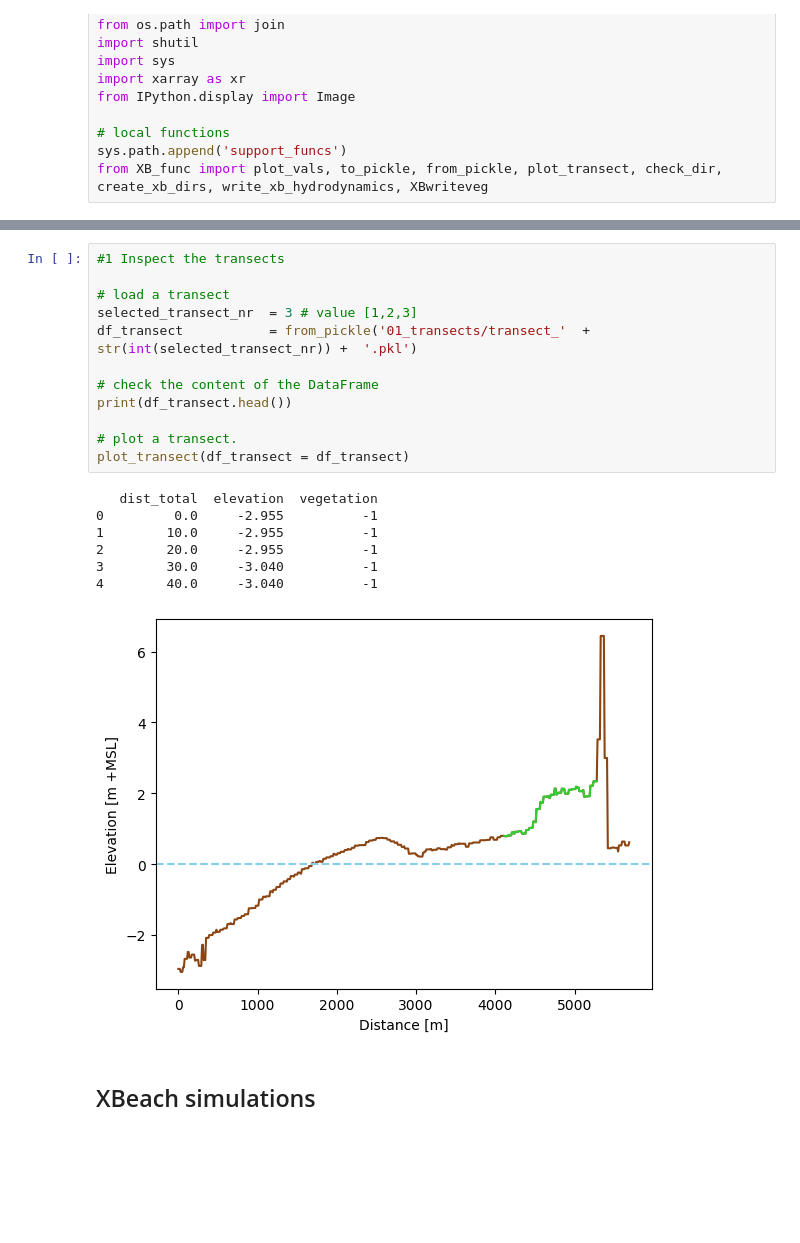
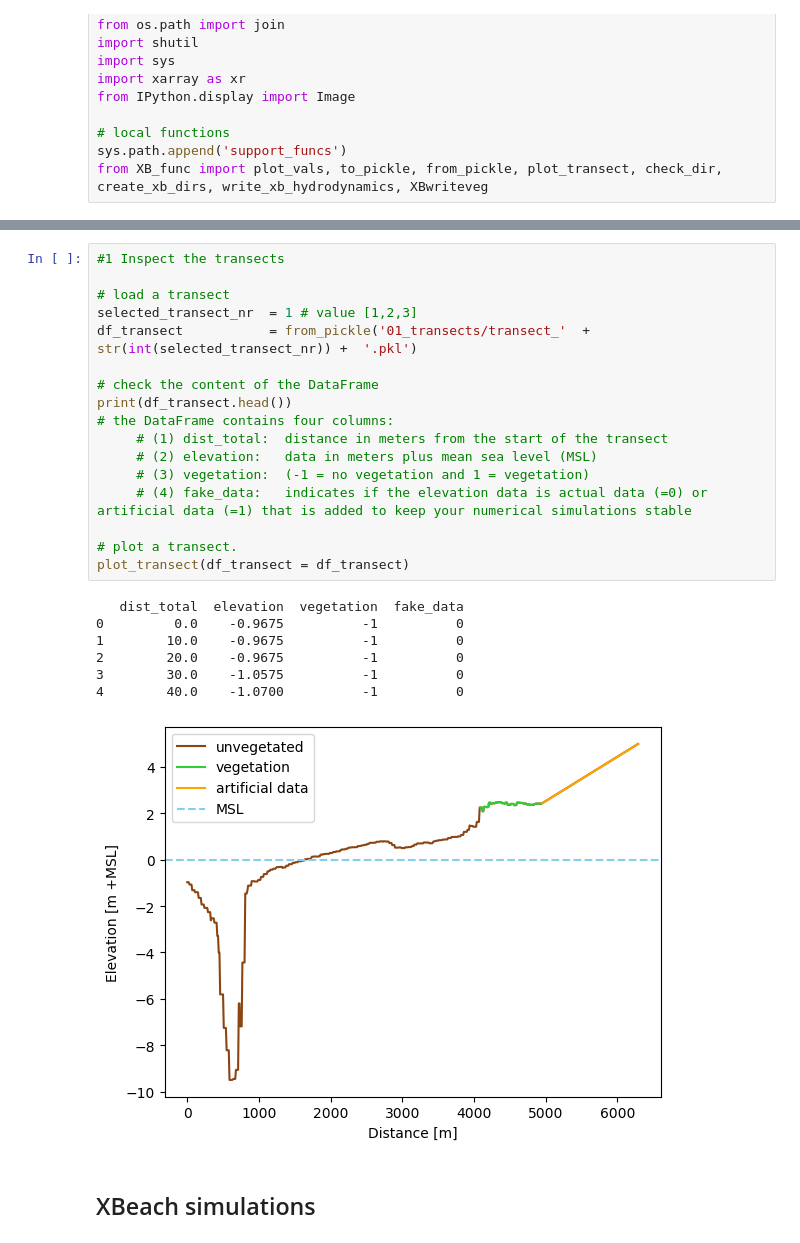
Before and after one commit to vtmvanzelst/BwNLite, a Jupyter notebook: content/XB_notebook.ipynb, the cells around one changed output, grey strips where cells are left out. Cells and saved outputs as stored; diff of their text form; blank space fills up the shorter version.

```diff
--- a/content/XB_notebook.ipynb
+++ b/content/XB_notebook.ipynb
@@ -19,22 +23,27 @@ Transect are provided
 # %%
 #1 Inspect the transects
 
 # load a transect
-selected_transect_nr  = 3 # value [1,2,3]
+selected_transect_nr  = 1 # value [1,2,3]
 df_transect           = from_pickle('01_transects/transect_'  + str(int(selected_transect_nr)) +  '.pkl')
 
 # check the content of the DataFrame
 print(df_transect.head())
+# the DataFrame contains four columns:
+     # (1) dist_total:  distance in meters from the start of the transect
+     # (2) elevation:   data in meters plus mean sea level (MSL)
+     # (3) vegetation:  (-1 = no vegetation and 1 = vegetation)
+     # (4) fake_data:   indicates if the elevation data is actual data (=0) or artificial data (=1) that is added to keep your numerical simulations stable
 
 # plot a transect.
 plot_transect(df_transect = df_transect)
 # %% [output]
-   dist_total  elevation  vegetation
-0         0.0     -2.955          -1
-1        10.0     -2.955          -1
-2        20.0     -2.955          -1
-3        30.0     -3.040          -1
-4        40.0     -3.040          -1
+   dist_total  elevation  vegetation  fake_data
+0         0.0    -0.9675          -1          0
+1        10.0    -0.9675          -1          0
+2        20.0    -0.9675          -1          0
+3        30.0    -1.0575          -1          0
+4        40.0    -1.0700          -1          0
-[figure, old version]
+[figure, new version]
 # %% [markdown]
 ## XBeach simulations
```
Also changed, not shown: parts of 15 cells of this notebook, 1 other file.
